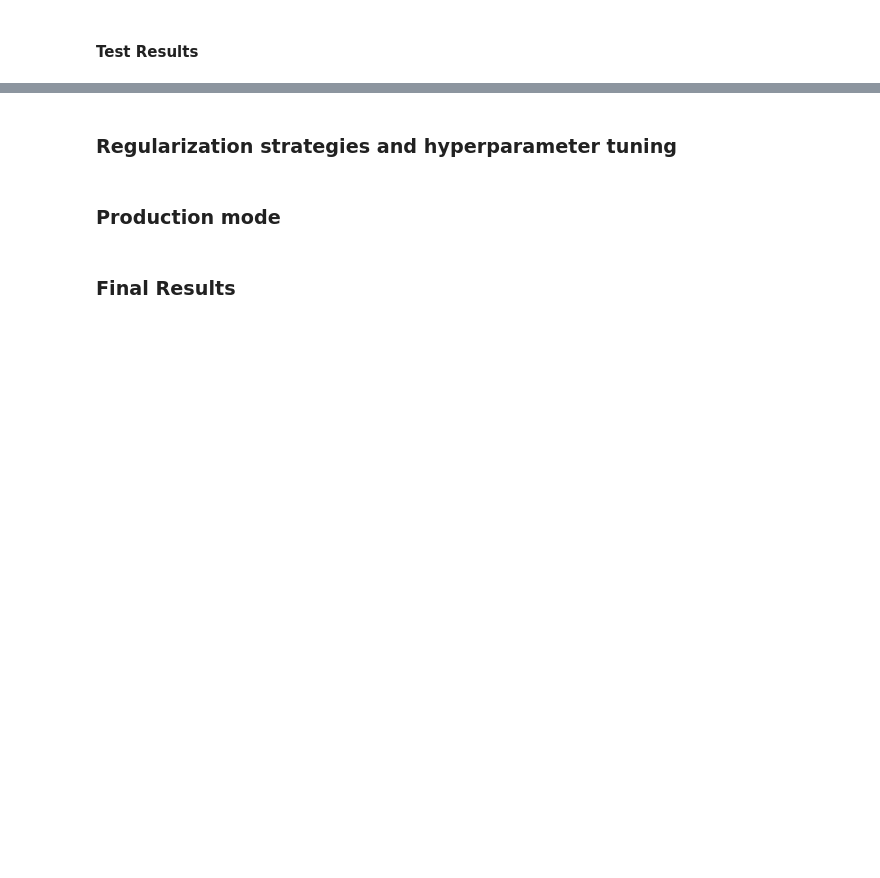
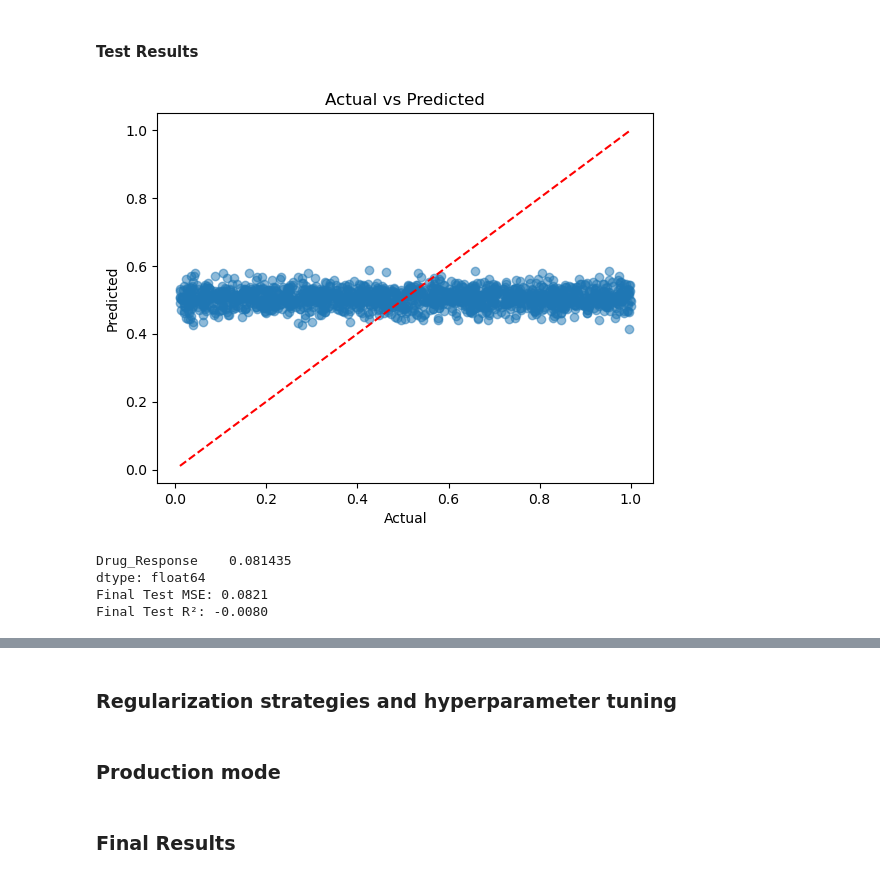
Before and after one commit to riannacampbell/drug_response_project, a Jupyter notebook: rianna_models.ipynb, the cells around one changed output, grey strips where cells are left out. Drawn from its saved outputs; the diff is of its cells as text; code cells hidden in the pictures; blank space fills up the shorter version.

```diff
--- a/rianna_models.ipynb
+++ b/rianna_models.ipynb
@@ -159,11 +131,26 @@ Average Test R²: -0.0003 ± 0.0006
 #### Test Results
 # %%
 # remake new model on best params
+xgb_model = XGBRegressor(
+    **best_params,
+    random_state=42,
+    eval_metric="rmse",
+    n_jobs=-1
+)
 # xgb_model.early_stopping_rounds = None
-# xgb_model.fit(X_train, y_train) # Re-fit on all training data
-# y_test_pred = xgb_model.predict(X_test)
-# test_mse = mean_squared_error(y_test, y_test_pred)
-# test_r2 = r2_score(y_test, y_test_pred)
+xgb_model.fit(X_train, y_train) # Re-fit on all training data
+y_test_pred = xgb_model.predict(X_test)
+test_mse = mean_squared_error(y_test, y_test_pred)
+test_r2 = r2_score(y_test, y_test_pred)
 
-# print(f"Final Test MSE: {test_mse:.4f}")
-# print(f"Final Test R²: {test_r2:.4f}")
+plot_actual_vs_predicted(y_test, y_test_pred)
+print(np.var(y_test))
+
+print(f"Final Test MSE: {test_mse:.4f}")
+print(f"Final Test R²: {test_r2:.4f}")
+# %% [output]
+[figure, added]
+Drug_Response    0.081435
+dtype: float64
+Final Test MSE: 0.0821
+Final Test R²: -0.0080
```
Also changed, not shown: parts of 5 cells of this notebook, 1 other file.
